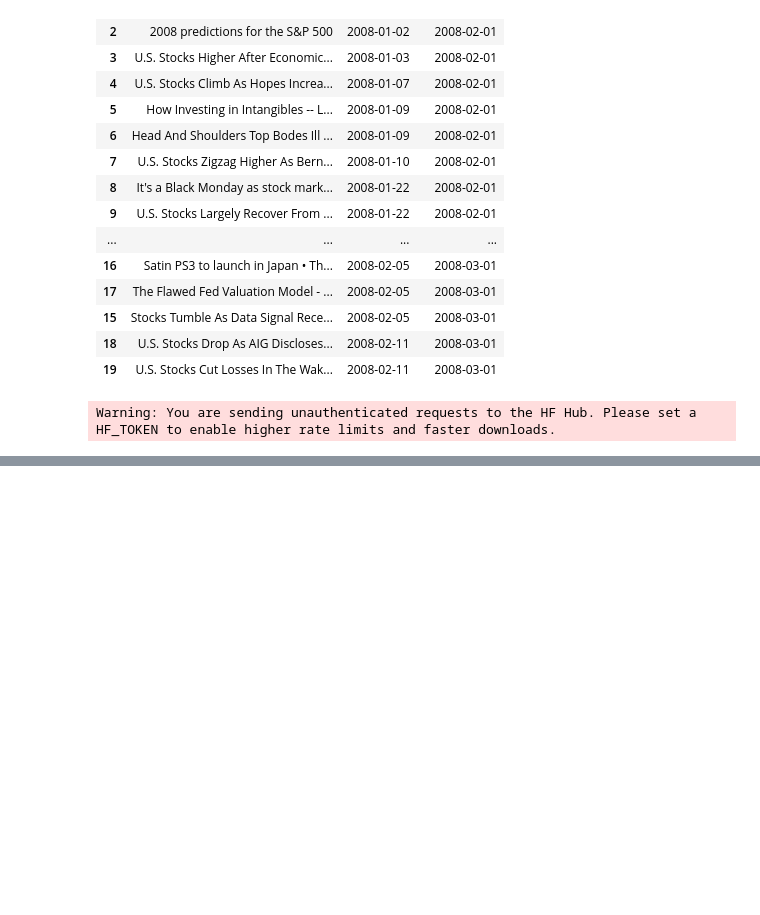
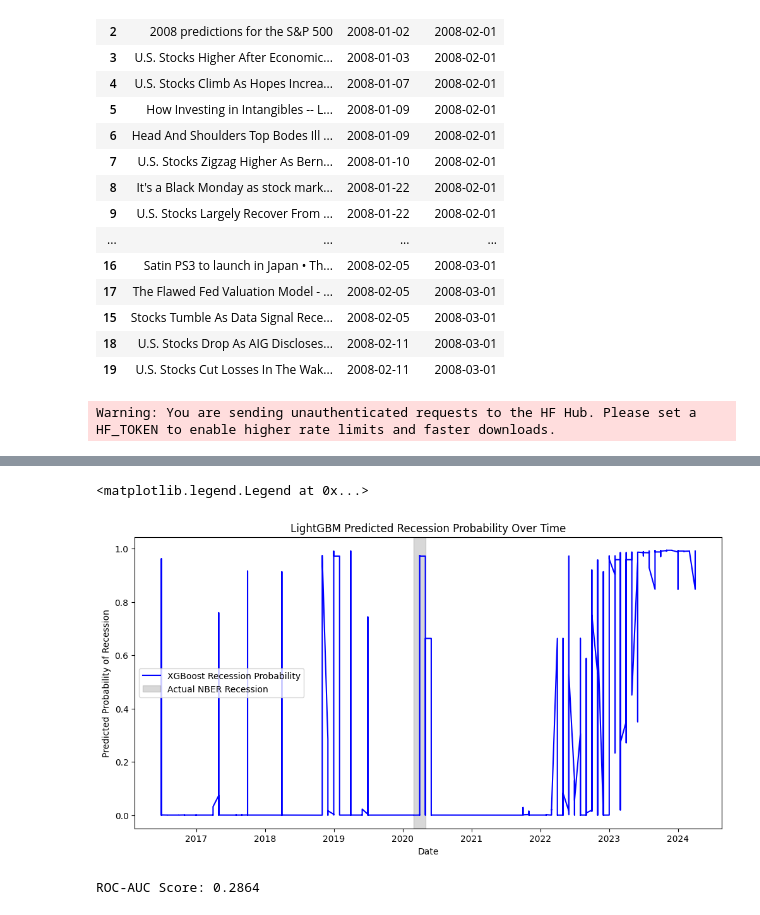
Before and after one commit to pearchew/recession_lookback, a Jupyter notebook: notebooks/02_soft_data_ingestion_and_training.ipynb, the cells around one changed output, grey strips where cells are left out. Saved outputs shown, nothing was run; the diff lists cells and outputs as text; code cells hidden in the pictures; blank space fills up the shorter version.

```diff
--- a/notebooks/02_soft_data_ingestion_and_training.ipynb
+++ b/notebooks/02_soft_data_ingestion_and_training.ipynb
@@ -52,0 +113,2 @@ Warning: You are sending unauthenticated requests to the HF Hub. Please set a HF
+# %%
+mean_sentiment = headline_df.groupby(["Date", "aligned_date"])[["Pos_Score", "Neg_Score", "Neu_Score"]].mean().reset_index()
@@ -52,0 +120,6 @@ Warning: You are sending unauthenticated requests to the HF Hub. Please set a HF
+# %%
+mean_sentiment["Neutrality_Ratio"]= (mean_sentiment["Pos_Score"]/(mean_sentiment["Pos_Score"]+mean_sentiment["Neg_Score"])).fillna(0.5)
+mean_sentiment["Pos_Score_30day_EMA"] = mean_sentiment["Pos_Score"].ewm(span=30, adjust=False).mean()
+mean_sentiment["Neg_Score_30day_EMA"] = mean_sentiment["Neg_Score"].ewm(span=30, adjust=False).mean()
+mean_sentiment["Neutrality_Ratio_30day_EMA"] = mean_sentiment["Neutrality_Ratio"].ewm(span=30, adjust=False).mean()
+mean_sentiment.head(20)
@@ -52,0 +217,7 @@ Warning: You are sending unauthenticated requests to the HF Hub. Please set a HF
+# %%
+lightgbm_model = LGBMClassifier(
+    scale_pos_weight=ratio,
+    n_estimators=100,
+    learning_rate=0.05,
+    random_state=42
+)
@@ -52,0 +228,3 @@ Warning: You are sending unauthenticated requests to the HF Hub. Please set a HF
+# %%
+lightgbm_model.fit(training_x, training_y)
+y_lightgbm_pred = lightgbm_model.predict(testing_x)
@@ -52,0 +262,43 @@ Warning: You are sending unauthenticated requests to the HF Hub. Please set a HF
+# %%
+y_lightgbm_probs_all = lightgbm_model.predict_proba(testing_x)
+y_recession_probs = y_lightgbm_probs_all [:, 1]
+lightgbm_proba_table = testing_data[['aligned_date']].copy()
+lightgbm_proba_table['y_recession_prob'] = y_recession_probs
+lightgbm_proba_table = pd.merge(
+    lightgbm_proba_table,
+    recession_data,
+    on='aligned_date',
+    how='left'
+)
+
+lightgbm_proba_table['change'] = lightgbm_proba_table['recession'].diff()
+starts = lightgbm_proba_table[lightgbm_proba_table['change'] == 1]['aligned_date'].tolist()
+ends = lightgbm_proba_table[lightgbm_proba_table['change'] == -1]['aligned_date'].tolist()
+if lightgbm_proba_table['recession'].iloc[0] == 1:
+    starts.insert(0, lightgbm_proba_table['aligned_date'].iloc[0])
+if lightgbm_proba_table['recession'].iloc[-1] == 1:
+    ends.append(lightgbm_proba_table['aligned_date'].iloc[-1])
+
+from matplotlib import pyplot as plt
+
+plt.figure(figsize=(12, 6))
+
+# 2. Plot the probability line
+plt.plot(lightgbm_proba_table['aligned_date'], lightgbm_proba_table['y_recession_prob'],
+         label='XGBoost Recession Probability', color='blue')
+
+for s, e in zip(starts, ends):
+    plt.axvspan(s, e, color='gray', alpha=0.3, label='Actual NBER Recession')
+plt.title('LightGBM Predicted Recession Probability Over Time')
+plt.xlabel('Date')
+plt.ylabel('Predicted Probability of Recession')
+plt.legend()
+# %% [output]
+<matplotlib.legend.Legend at 0x...>
+[figure, added]
+# %%
+lightgbm_proba_table.head(20)
+auc = roc_auc_score(testing_y, lightgbm_proba_table["y_recession_prob"])
+print(f"ROC-AUC Score: {auc:.4f}")
+# %% [output]
+ROC-AUC Score: 0.2864
```
Also changed, not shown: parts of 17 cells of this notebook, 2 other files.
